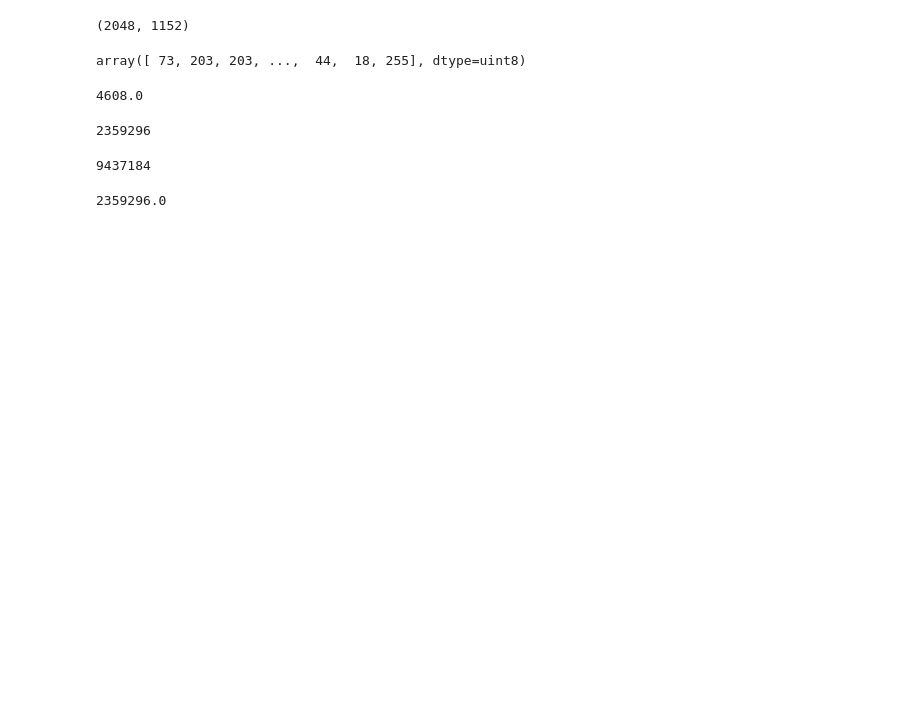
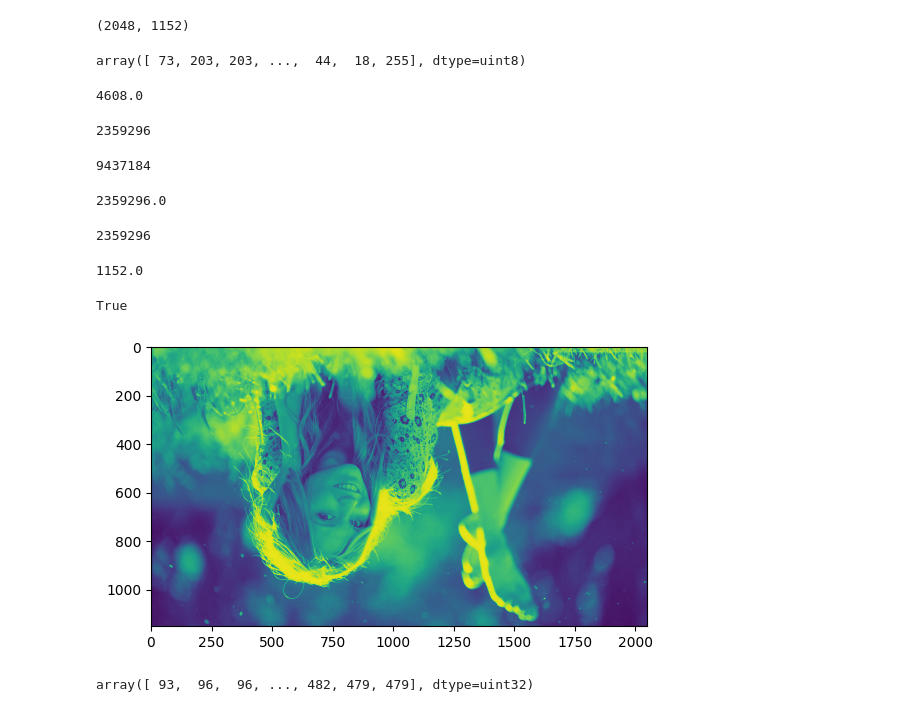
Before and after one commit to anoban/python, a Jupyter notebook: pytorch.ipynb, the cells around one changed output. Drawn from its saved outputs; the diff is of its cells as text; code cells hidden in the pictures; blank space fills up the shorter version.

```diff
--- a/pytorch.ipynb
+++ b/pytorch.ipynb
@@ -44,3 +44,30 @@ len(image[54:]) / 4
 2359296.0
 # %%
 pixels = np.array(np.split(image[54:], 2359296))
+# %%
+pixsums = pixels.sum(axis = 1)
+# %%
+pixsums.size
+# %% [output]
+2359296
+# %%
+pixsums.size / picture.width
+# %% [output]
+1152.0
+# %%
+# woohooo motherfuckers!!
+
+picture.height * picture.width == pixsums.size
+# %% [output]
+True
+# %%
+pic_matrix = ((pixsums - 255) / 3).reshape(picture.height, picture.width)
+# %%
+plt.imshow(pic_matrix)
+plt.show()
+# %% [output]
+[figure, added]
+# %%
+np.flip(pixels).sum(axis = 1) - 255
+# %% [output]
+array([ 93,  96,  96, ..., 482, 479, 479], dtype=uint32)
```
Also changed, not shown: parts of 3 cells of this notebook.
